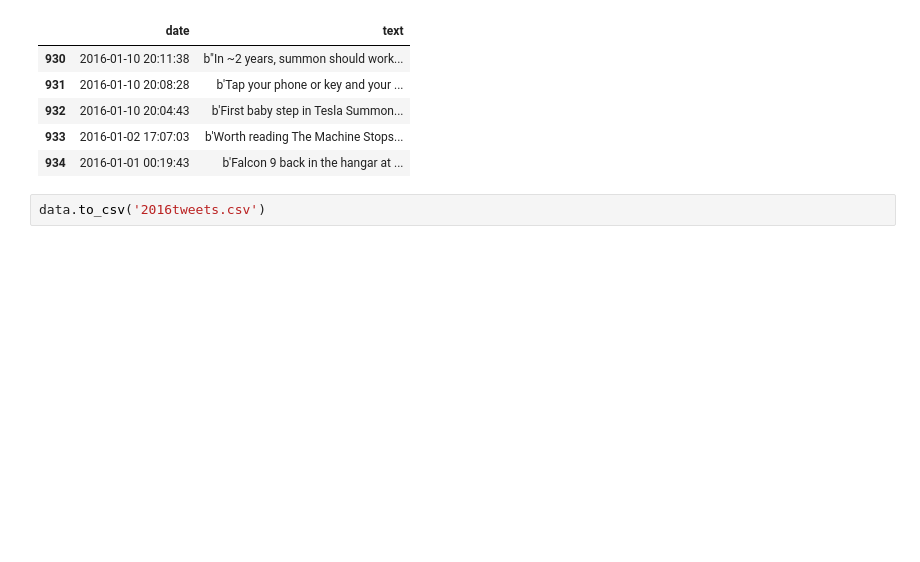
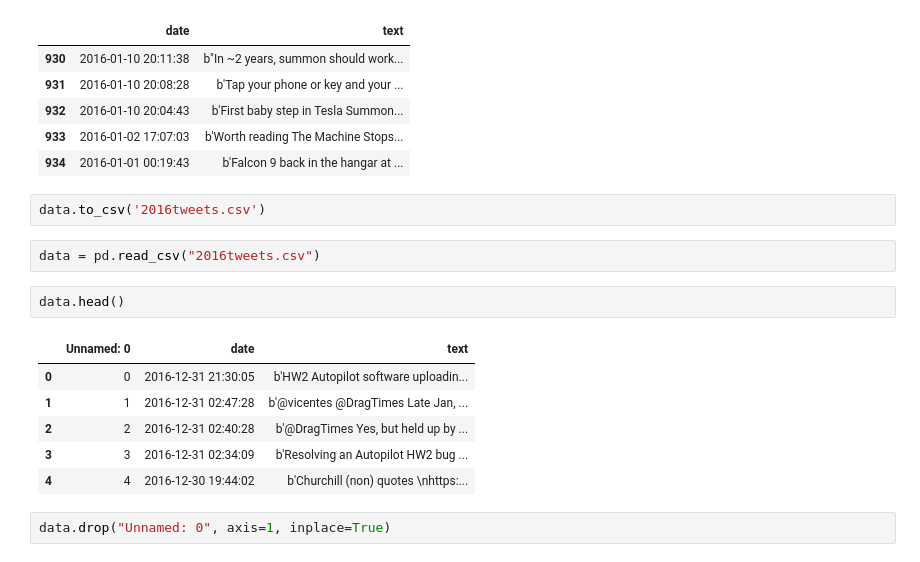
Before and after one commit to DarrenCCT/ADA-and-BDSP-CA2, a Jupyter notebook: CA2.ipynb, the cells around one changed output. Drawn from its saved outputs; the diff is of its cells as text; blank space fills up the shorter version.

```diff
--- a/CA2.ipynb
+++ b/CA2.ipynb
@@ -247,3 +247,16 @@ data.tail()
 | 934 | 2016-01-01 00:19:43 | b'Falcon 9 back in the hangar at ... |
 # %%
 data.to_csv('2016tweets.csv')
+# %%
+data = pd.read_csv("2016tweets.csv")
+# %%
+data.head()
+# %% [output]
+|  | Unnamed: 0 | date | text |
+| 0 | 0 | 2016-12-31 21:30:05 | b'HW2 Autopilot software uploadin... |
+| 1 | 1 | 2016-12-31 02:47:28 | b'@vicentes @DragTimes Late Jan, ... |
+| 2 | 2 | 2016-12-31 02:40:28 | b'@DragTimes Yes, but held up by ... |
+| 3 | 3 | 2016-12-31 02:34:09 | b'Resolving an Autopilot HW2 bug ... |
+| 4 | 4 | 2016-12-30 19:44:02 | b'Churchill (non) quotes \nhttps:... |
+# %%
+data.drop("Unnamed: 0", axis=1, inplace=True)
```
Also changed, not shown: parts of 18 cells of this notebook, 1 other file.
